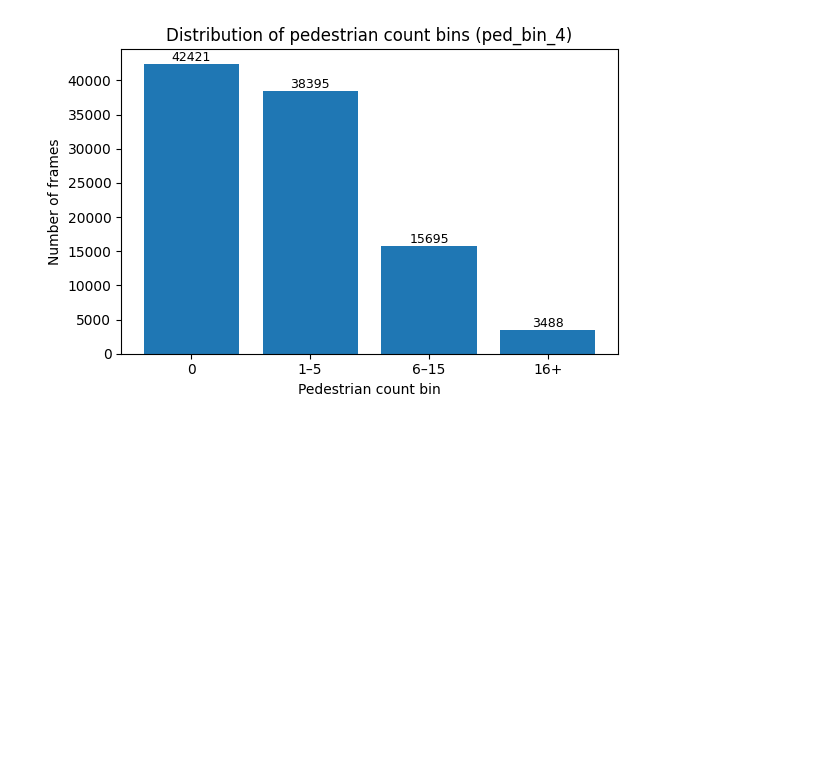
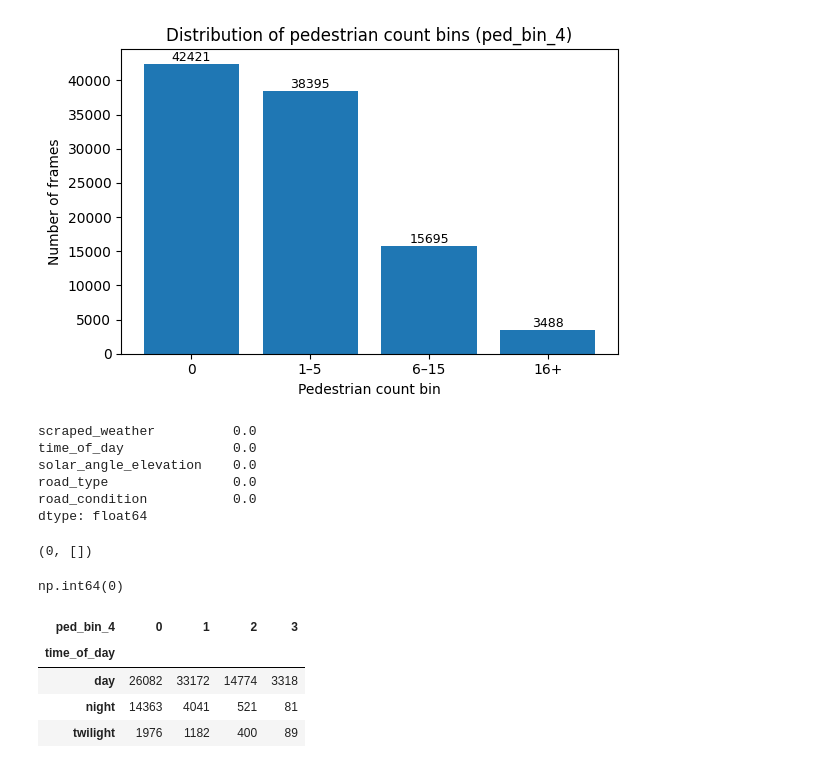
Before and after one commit to scaleoutsystems/multimodal-MoE, a Jupyter notebook: notebooks/zod_frames_index_sanity.ipynb, the cells around one changed output. Cells and saved outputs as stored; diff of their text form; code cells hidden in the pictures; blank space fills up the shorter version.

```diff
--- a/notebooks/zod_frames_index_sanity.ipynb
+++ b/notebooks/zod_frames_index_sanity.ipynb
@@ -87,3 +88,33 @@ plt.tight_layout()
 plt.show()
 # %% [output]
 [figure]
+# %%
+df[["scraped_weather","time_of_day","solar_angle_elevation","road_type","road_condition"]].isna().mean().sort_values(ascending=False)
+# %% [output]
+scraped_weather          0.0
+time_of_day              0.0
+solar_angle_elevation    0.0
+road_type                0.0
+road_condition           0.0
+dtype: float64
+# %%
+sample = df.sample(20, random_state=0)
+missing = [p for p in sample["image_path"] if not Path(p).exists()]
+len(missing), missing[:3]
+# %% [output]
+(0, [])
+# %%
+occ_sum = df[["ped_occ_none","ped_occ_light","ped_occ_medium","ped_occ_heavy","ped_occ_veryheavy","ped_occ_unknown"]].sum(axis=1)
+bad = (occ_sum > (df["ped_count_clear"] + df["ped_count_unclear"])).sum()
+bad
+# %% [output]
+np.int64(0)
+# %%
+# Bins by time of day
+pd.crosstab(df["time_of_day"], df["ped_bin_4"])
+# %% [output]
+| ped_bin_4 | 0 | 1 | 2 | 3 |
+| time_of_day |  |  |  |  |
+| day | 26082 | 33172 | 14774 | 3318 |
+| night | 14363 | 4041 | 521 | 81 |
+| twilight | 1976 | 1182 | 400 | 89 |
```
Also changed, not shown: parts of 2 cells of this notebook.
